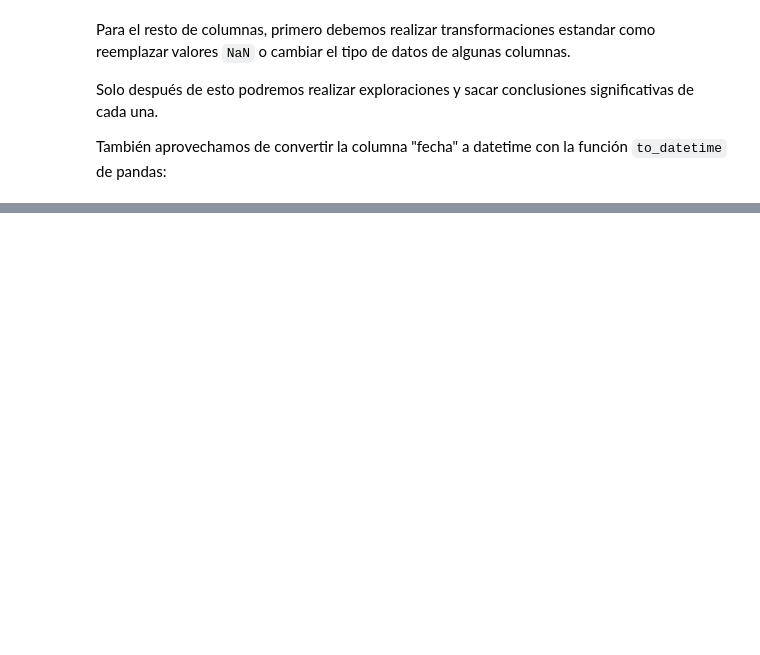
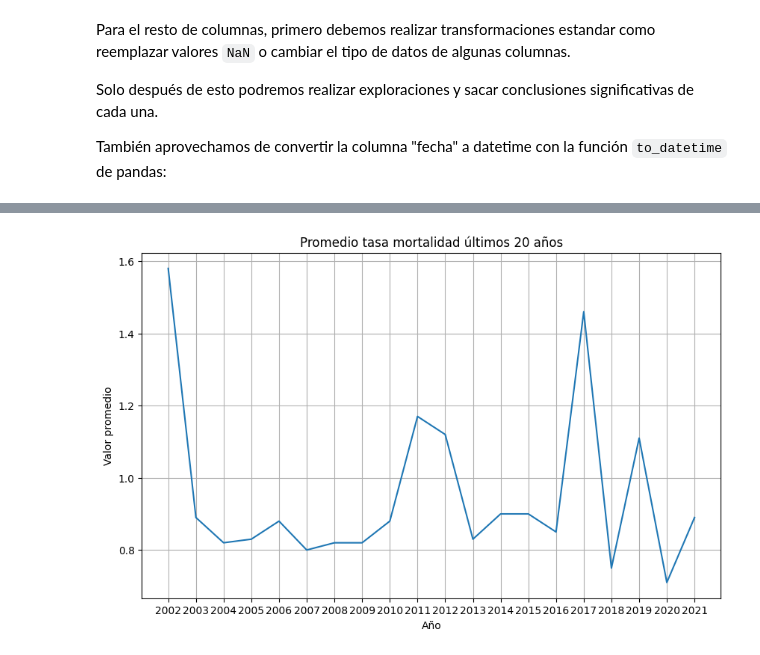
Before and after one commit to saeram00/PI-DA-HENRY, a Jupyter notebook: EDA/EDA.ipynb, the cells around one changed output, grey strips where cells are left out. Cells and saved outputs as stored; diff of their text form; code cells hidden in the pictures; blank space fills up the shorter version.

```diff
--- a/EDA/EDA.ipynb
+++ b/EDA/EDA.ipynb
@@ -293,0 +383,15 @@ None
+# %%
+df["tasa mortalidad"] = df["total fallecidos"].div(df["total personas a bordo"])
+
+tasa_mortalidad_anual = df.groupby("año")["tasa mortalidad"].mean().round(2)
+tasa_mortalidad_anual.tail(20).plot(
+    figsize=(10, 6),
+    kind="line",
+    title="Promedio tasa mortalidad últimos 20 años",
+    grid=True,
+    xlabel="Año",
+    ylabel="Valor promedio",
+    xticks=tasa_mortalidad_anual.tail(20).index
+);
+# %% [output]
+[figure, added]
```
Also changed, not shown: parts of 15 cells of this notebook, 1 other file.
